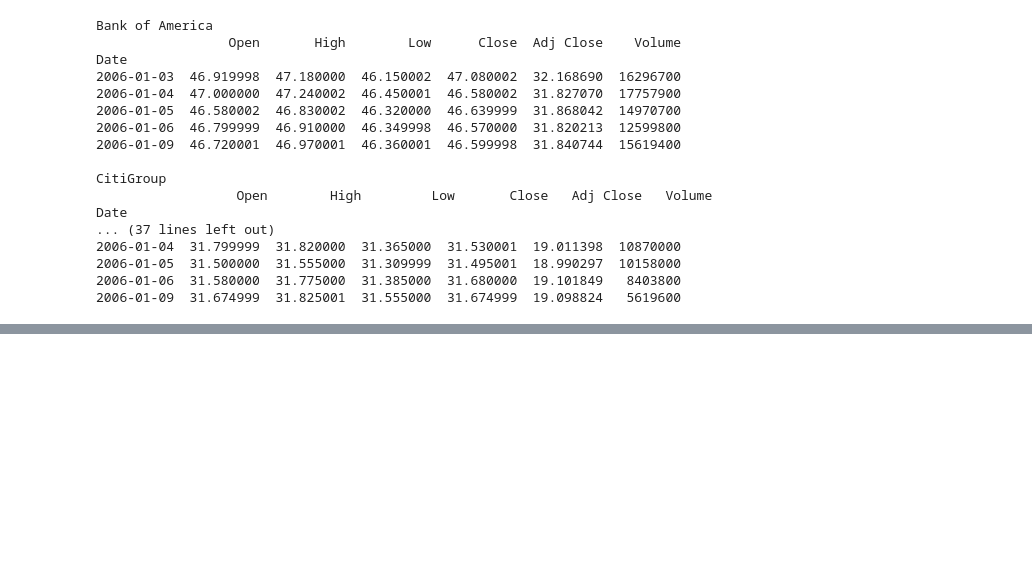
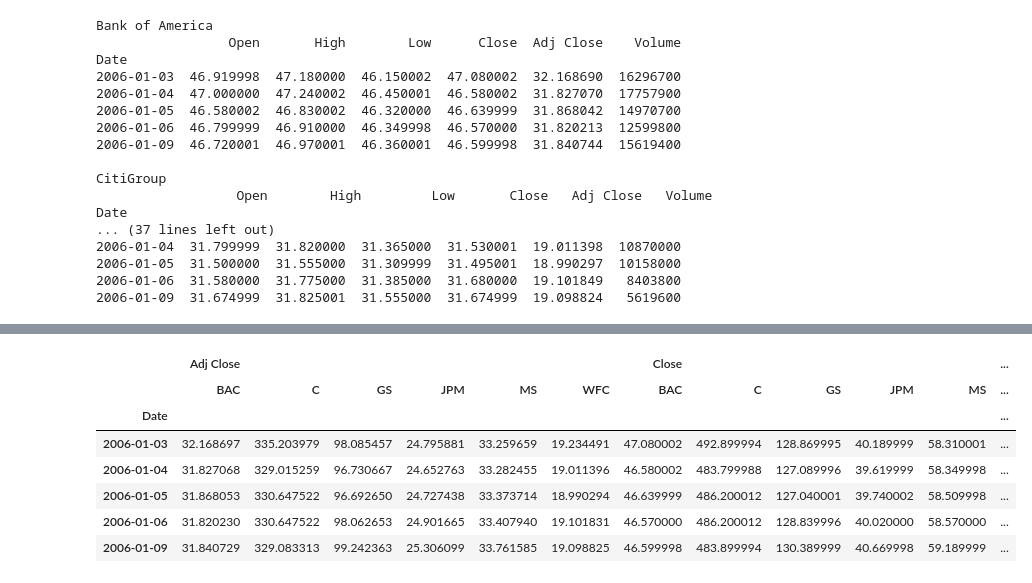
Before and after one commit to SiddheshDaphane/Finance-Data-Project, a Jupyter notebook: finance_project.ipynb, the cells around one changed output, grey strips where cells are left out. Cells and saved outputs as stored; diff of their text form; code cells hidden in the pictures; blank space fills up the shorter version.

```diff
--- a/finance_project.ipynb
+++ b/finance_project.ipynb
@@ -81,0 +112,12 @@ Date
+# %%
+df.head()
+# Here each attribute have values of differnet bank. E.g. Adj Close have values of all banks. We don't want that. We want all attributes of each bank that is sorted by bank.
+# %% [output]
+|  | Adj Close |  |  |  |  |  | Close |  |  |  |  | ... |
+|  | BAC | C | GS | JPM | MS | WFC | BAC | C | GS | JPM | MS | ... |
+| Date |  |  |  |  |  |  |  |  |  |  |  | ... |
+| 2006-01-03 | 32.168697 | 335.203979 | 98.085457 | 24.795881 | 33.259659 | 19.234491 | 47.080002 | 492.899994 | 128.869995 | 40.189999 | 58.310001 | ... |
+| 2006-01-04 | 31.827068 | 329.015259 | 96.730667 | 24.652763 | 33.282455 | 19.011396 | 46.580002 | 483.799988 | 127.089996 | 39.619999 | 58.349998 | ... |
+| 2006-01-05 | 31.868053 | 330.647522 | 96.692650 | 24.727438 | 33.373714 | 18.990294 | 46.639999 | 486.200012 | 127.040001 | 39.740002 | 58.509998 | ... |
+| 2006-01-06 | 31.820230 | 330.647522 | 98.062653 | 24.901665 | 33.407940 | 19.101831 | 46.570000 | 486.200012 | 128.839996 | 40.020000 | 58.570000 | ... |
+| 2006-01-09 | 31.840729 | 329.083313 | 99.242363 | 25.306099 | 33.761585 | 19.098825 | 46.599998 | 483.899994 | 130.389999 | 40.669998 | 59.189999 | ... |
```
Also changed, not shown: parts of 8 cells of this notebook.
